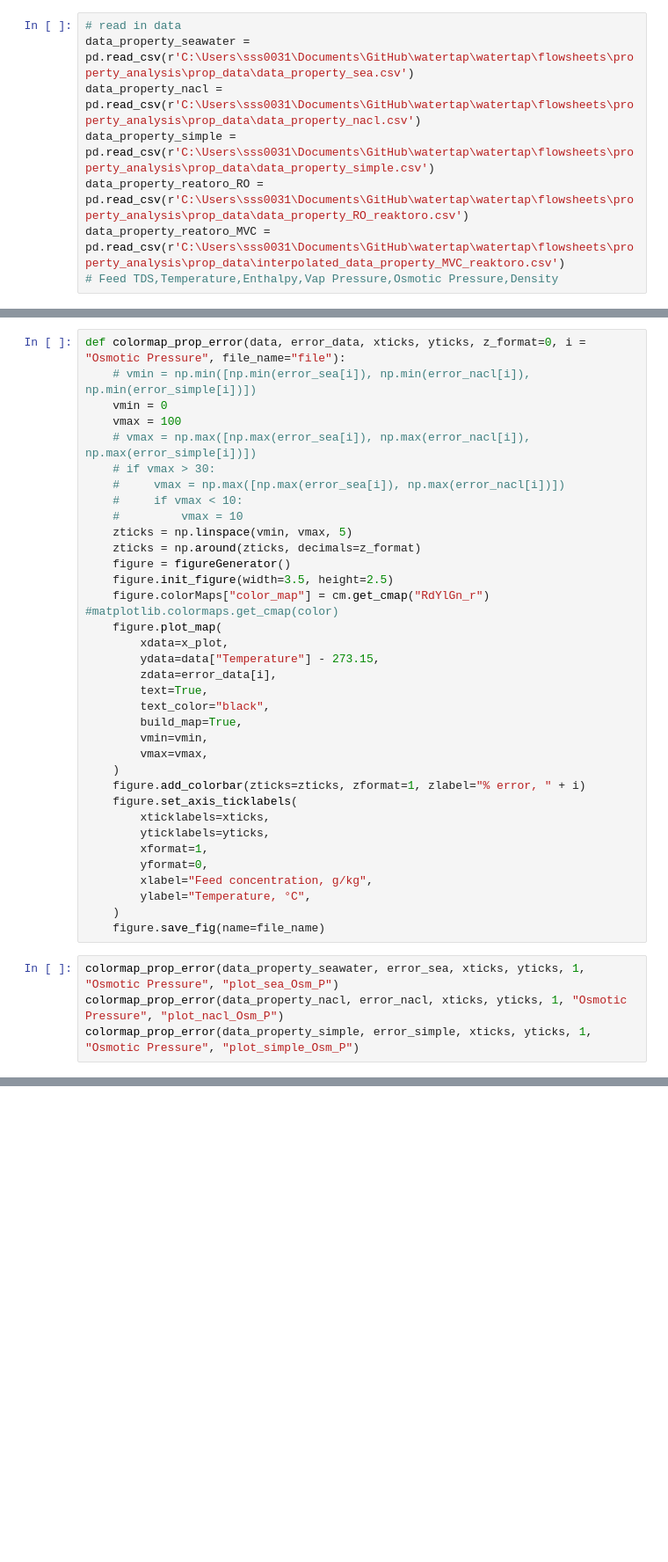
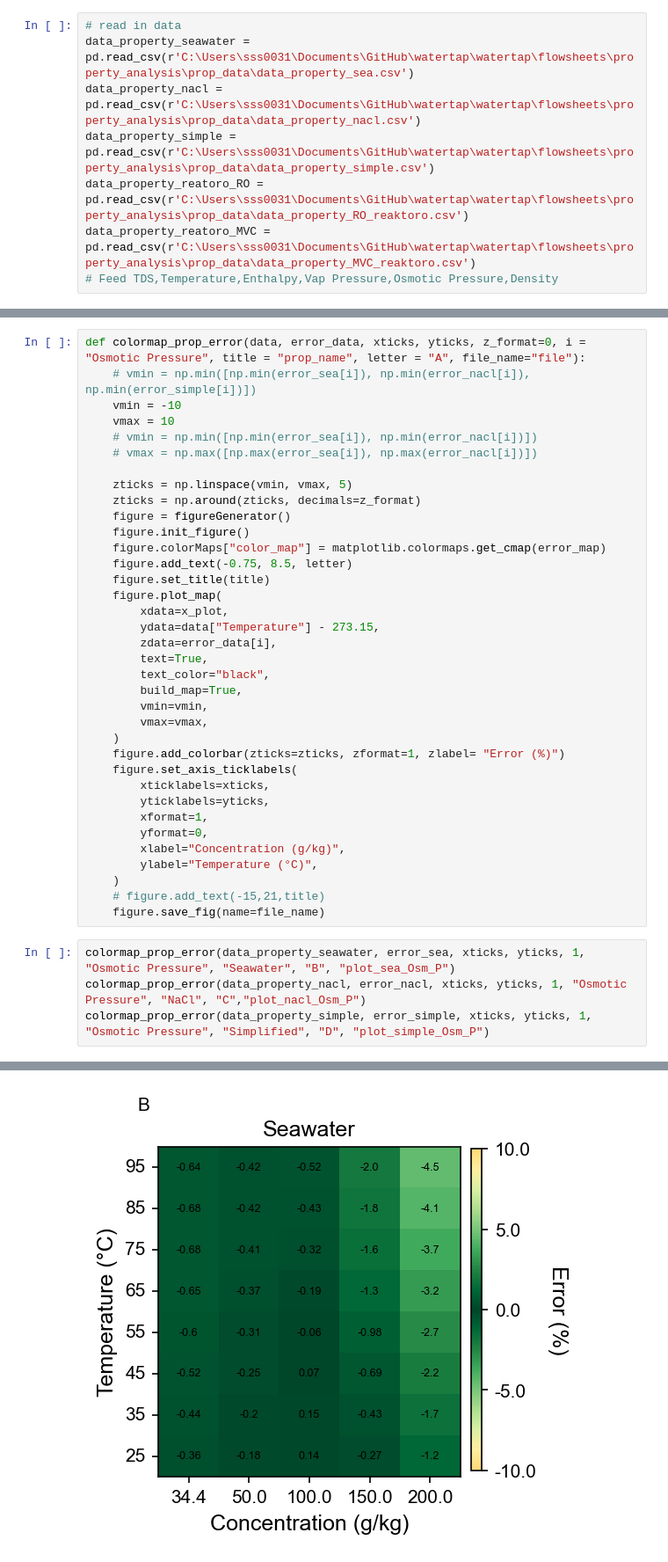
Before and after one commit to savannahsakhai/watertap, a Jupyter notebook: watertap/flowsheets/property_analysis/prop_plots/property_colormaps.ipynb, the cells around one changed output, grey strips where cells are left out. Shown at 88% size. Drawn from its saved outputs; the diff is of its cells as text; blank space fills up the shorter version.

```diff
--- a/watertap/flowsheets/property_analysis/prop_plots/property_colormaps.ipynb
+++ b/watertap/flowsheets/property_analysis/prop_plots/property_colormaps.ipynb
@@ -16,7 +24,7 @@ data_property_seawater = pd.read_csv(r'C:\Users\sss0031\Documents\GitHub\waterta
 data_property_nacl = pd.read_csv(r'C:\Users\sss0031\Documents\GitHub\watertap\watertap\flowsheets\property_analysis\prop_data\data_property_nacl.csv')
 data_property_simple = pd.read_csv(r'C:\Users\sss0031\Documents\GitHub\watertap\watertap\flowsheets\property_analysis\prop_data\data_property_simple.csv')
 data_property_reatoro_RO = pd.read_csv(r'C:\Users\sss0031\Documents\GitHub\watertap\watertap\flowsheets\property_analysis\prop_data\data_property_RO_reaktoro.csv')
-data_property_reatoro_MVC = pd.read_csv(r'C:\Users\sss0031\Documents\GitHub\watertap\watertap\flowsheets\property_analysis\prop_data\interpolated_data_property_MVC_reaktoro.csv')
+data_property_reatoro_MVC = pd.read_csv(r'C:\Users\sss0031\Documents\GitHub\watertap\watertap\flowsheets\property_analysis\prop_data\data_property_MVC_reaktoro.csv')
 # Feed TDS,Temperature,Enthalpy,Vap Pressure,Osmotic Pressure,Density
 # %%
 # find errors and create dataframe
@@ -175,18 +301,18 @@ figure.set_axis_ticklabels(
 # %%
-def colormap_prop_error(data, error_data, xticks, yticks, z_format=0, i = "Osmotic Pressure", file_name="file"):
+def colormap_prop_error(data, error_data, xticks, yticks, z_format=0, i = "Osmotic Pressure", title = "prop_name", letter = "A", file_name="file"):
     # vmin = np.min([np.min(error_sea[i]), np.min(error_nacl[i]), np.min(error_simple[i])])
-    vmin = 0
-    vmax = 100
-    # vmax = np.max([np.max(error_sea[i]), np.max(error_nacl[i]), np.max(error_simple[i])])
-    # if vmax > 30:
-    #     vmax = np.max([np.max(error_sea[i]), np.max(error_nacl[i])])
-    #     if vmax < 10:
-    #         vmax = 10
+    vmin = -10
+    vmax = 10
+    # vmin = np.min([np.min(error_sea[i]), np.min(error_nacl[i])])
+    # vmax = np.max([np.max(error_sea[i]), np.max(error_nacl[i])])
+
     zticks = np.linspace(vmin, vmax, 5)
     zticks = np.around(zticks, decimals=z_format)
     figure = figureGenerator()
-    figure.init_figure(width=3.5, height=2.5)
-    figure.colorMaps["color_map"] = cm.get_cmap("RdYlGn_r") #matplotlib.colormaps.get_cmap(color)
+    figure.init_figure()
+    figure.colorMaps["color_map"] = matplotlib.colormaps.get_cmap(error_map)
+    figure.add_text(-0.75, 8.5, letter)
+    figure.set_title(title)
     figure.plot_map(
         xdata=x_plot,
         ydata=data["Temperature"] - 273.15,
@@ -197,17 +323,19 @@ def colormap_prop_error(data, error_data, xticks, yticks, z_format=0, i = "Osmot
         vmin=vmin,
         vmax=vmax,
     )
-    figure.add_colorbar(zticks=zticks, zformat=1, zlabel="% error, " + i)
+    figure.add_colorbar(zticks=zticks, zformat=1, zlabel= "Error (%)")
     figure.set_axis_ticklabels(
         xticklabels=xticks,
         yticklabels=yticks,
         xformat=1,
         yformat=0,
-        xlabel="Feed concentration, g/kg",
-        ylabel="Temperature, °C",
+        xlabel="Concentration (g/kg)",
+        ylabel="Temperature (°C)",
     )
+    # figure.add_text(-15,21,title)
     figure.save_fig(name=file_name)
 # %%
-colormap_prop_error(data_property_seawater, error_sea, xticks, yticks, 1, "Osmotic Pressure", "plot_sea_Osm_P")
-colormap_prop_error(data_property_nacl, error_nacl, xticks, yticks, 1, "Osmotic Pressure", "plot_nacl_Osm_P")
-colormap_prop_error(data_property_simple, error_simple, xticks, yticks, 1, "Osmotic Pressure", "plot_simple_Osm_P")
+colormap_prop_error(data_property_seawater, error_sea, xticks, yticks, 1, "Osmotic Pressure", "Seawater", "B", "plot_sea_Osm_P")
+colormap_prop_error(data_property_nacl, error_nacl, xticks, yticks, 1, "Osmotic Pressure", "NaCl", "C","plot_nacl_Osm_P")
+colormap_prop_error(data_property_simple, error_simple, xticks, yticks, 1, "Osmotic Pressure", "Simplified", "D", "plot_simple_Osm_P")
+# %% [output]
@@ -213,0 +359 @@ colormap_prop_error(data_property_simple, error_simple, xticks, yticks, 1, "Osmo
+[figure, added]
```
Also changed, not shown: parts of 10 cells of this notebook, 40 other files.
